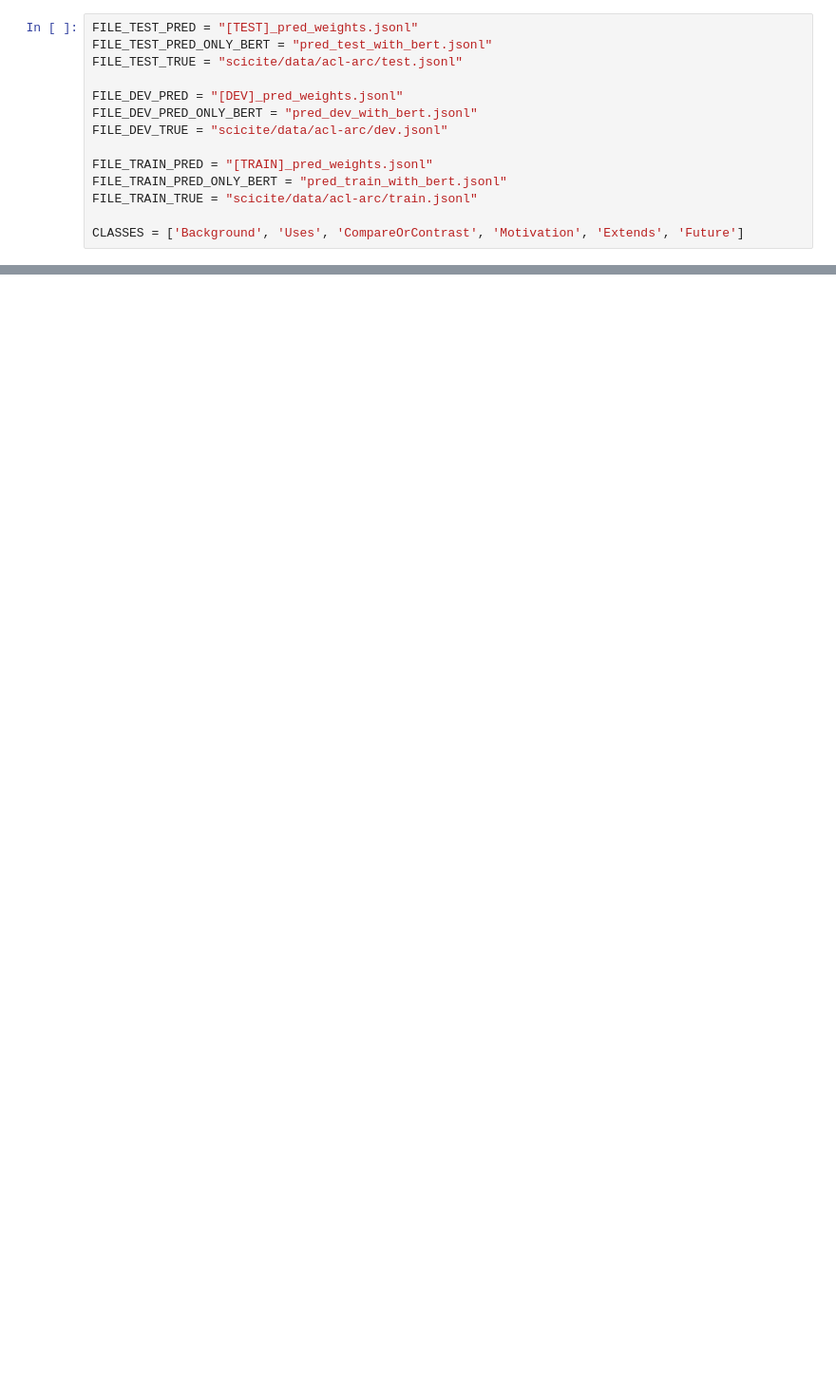
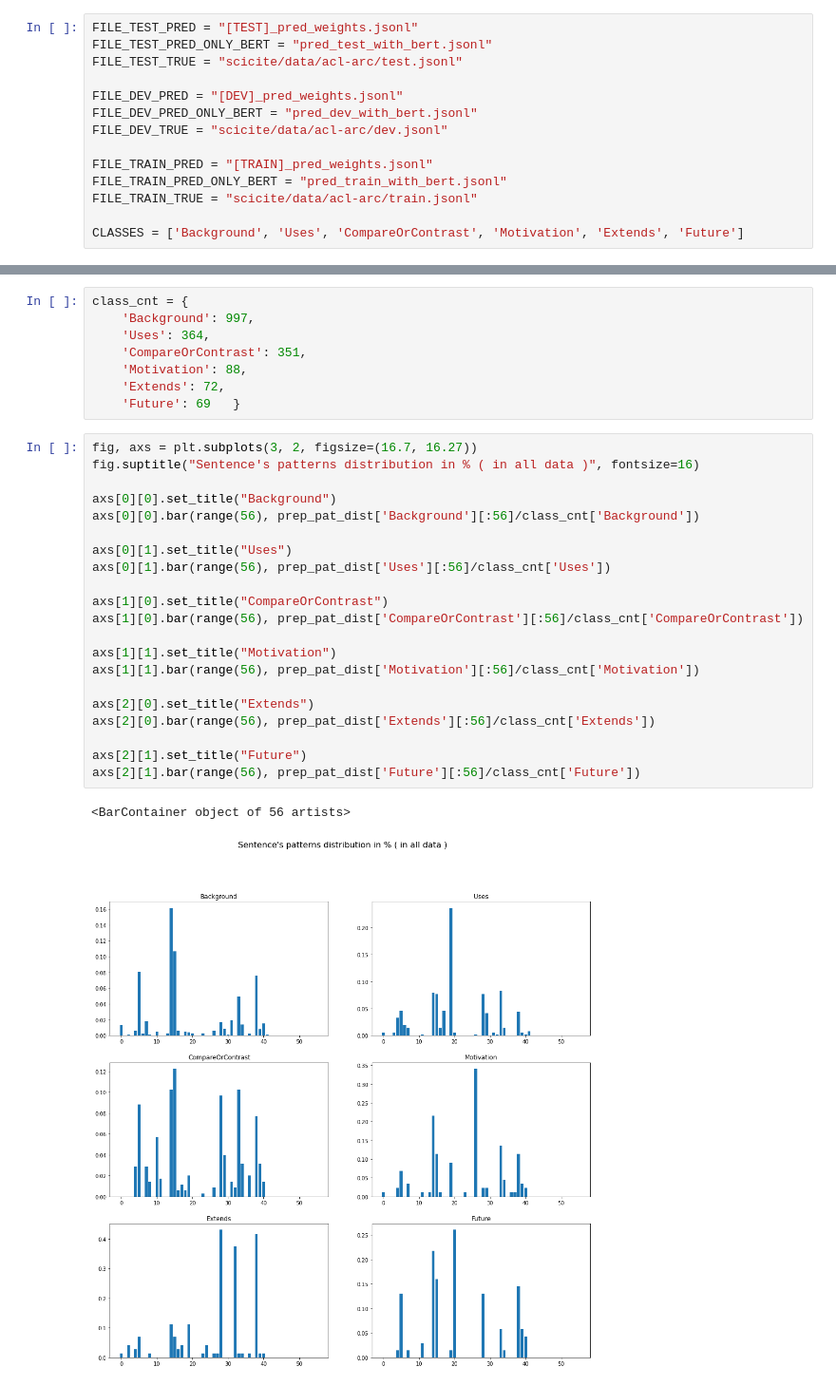
Before and after one commit to se4en/scicite, a Jupyter notebook: errors_analize.ipynb, the cells around one changed output, grey strips where cells are left out. Shown: that part at 95% size. Saved outputs shown, nothing was run; the diff lists cells and outputs as text; blank space fills up the shorter version.

```diff
--- a/errors_analize.ipynb
+++ b/errors_analize.ipynb
@@ -72,0 +284,32 @@ def get_true_examples_patterns(true_file, pred_file)
+# %%
+class_cnt = {
+    'Background': 997,
+    'Uses': 364,
+    'CompareOrContrast': 351,
+    'Motivation': 88,
+    'Extends': 72,
+    'Future': 69   }
+# %%
+fig, axs = plt.subplots(3, 2, figsize=(16.7, 16.27))
+fig.suptitle("Sentence's patterns distribution in % ( in all data )", fontsize=16)
+
+axs[0][0].set_title("Background")
+axs[0][0].bar(range(56), prep_pat_dist['Background'][:56]/class_cnt['Background'])
+
+axs[0][1].set_title("Uses")
+axs[0][1].bar(range(56), prep_pat_dist['Uses'][:56]/class_cnt['Uses'])
+
+axs[1][0].set_title("CompareOrContrast")
+axs[1][0].bar(range(56), prep_pat_dist['CompareOrContrast'][:56]/class_cnt['CompareOrContrast'])
+
+axs[1][1].set_title("Motivation")
+axs[1][1].bar(range(56), prep_pat_dist['Motivation'][:56]/class_cnt['Motivation'])
+
+axs[2][0].set_title("Extends")
+axs[2][0].bar(range(56), prep_pat_dist['Extends'][:56]/class_cnt['Extends'])
+
+axs[2][1].set_title("Future")
+axs[2][1].bar(range(56), prep_pat_dist['Future'][:56]/class_cnt['Future'])
+# %% [output]
+<BarContainer object of 56 artists>
+[figure, added]
```
Also changed, not shown: parts of 52 cells of this notebook, 4 other files.
